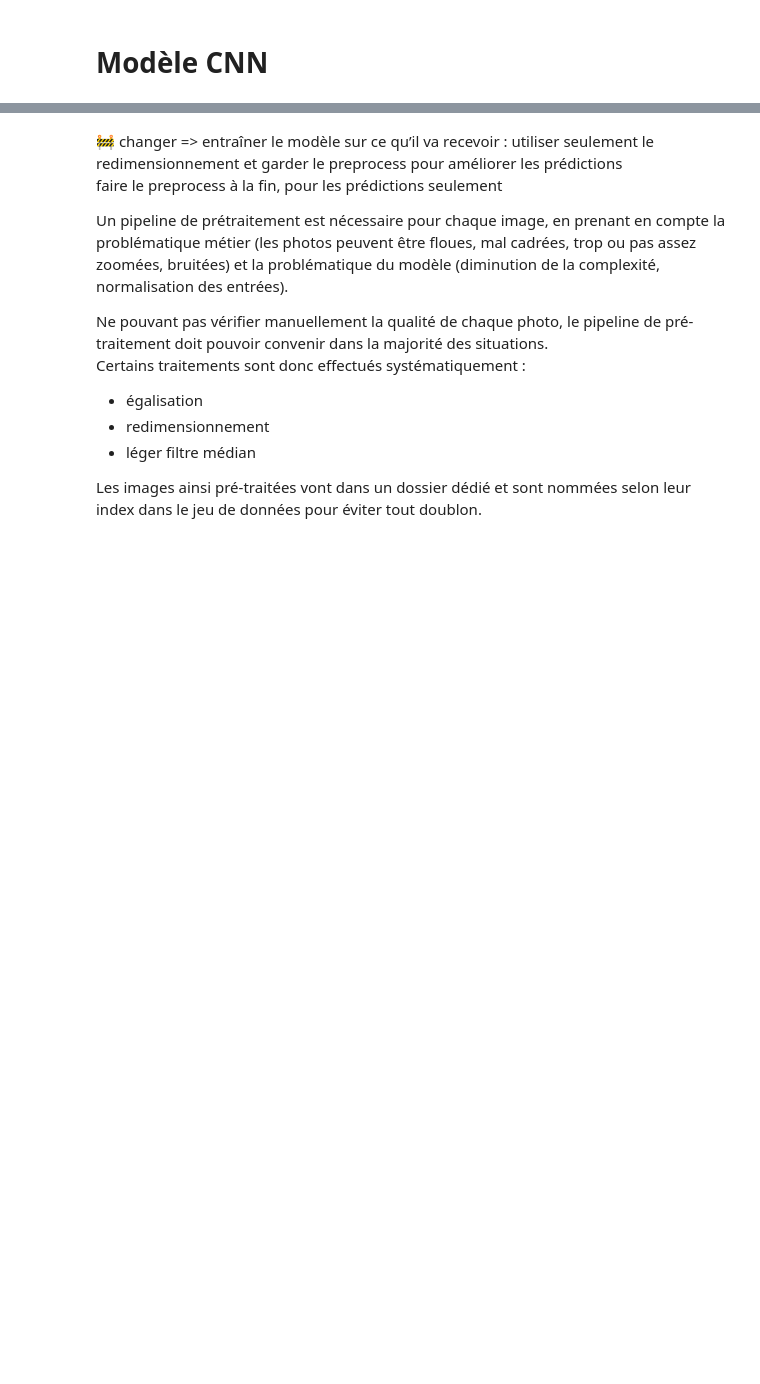
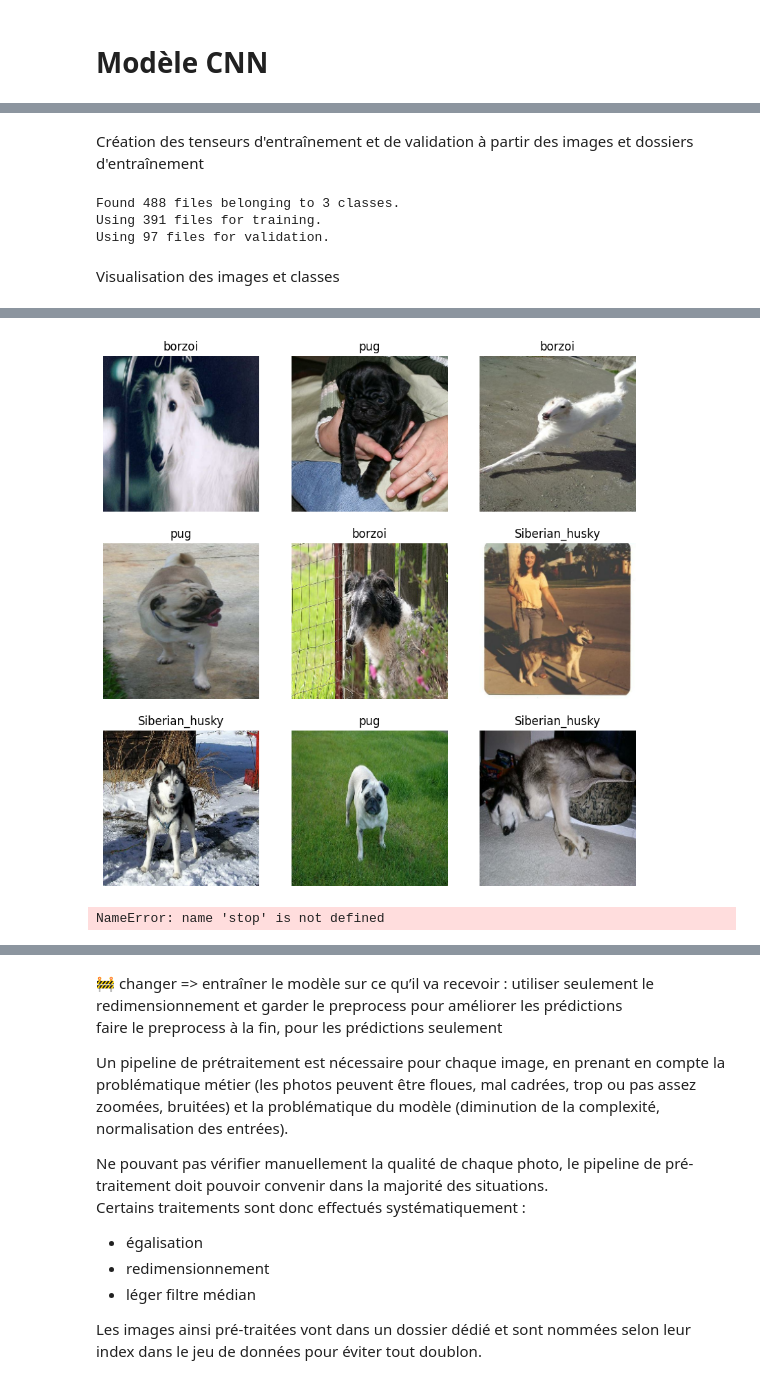
Before and after one commit to sycod/API-CViz_classif-EfficientNetB0, a Jupyter notebook: 2_personal_cnn.ipynb, the cells around one changed output, grey strips where cells are left out. Drawn from its saved outputs; the diff is of its cells as text; code cells hidden in the pictures; blank space fills up the shorter version.

Commit message:
tensors ok

```diff
--- a/2_personal_cnn.ipynb
+++ b/2_personal_cnn.ipynb
@@ -62,18 +67,18 @@ img_db_uri = os.path.join(data_dir, cfg["data"]["img_db_uri"])
 # %% [markdown]
 Images et annotations, création de la BDD
 # %%
-if os.path.exists(img_db_uri):
-    img_df = pd.read_csv(img_db_uri, index_col=0)
+if os.path.exists(IMG_DB_URI):
+    img_df = pd.read_csv(IMG_DB_URI, index_col=0)
 else:
     # download, extract and store data
     print("⚙️ Downloading images...")
-    get_tar_and_extract(IMG_URL, data_dir)
+    get_tar_and_extract(IMG_URL, DATA_DIR)
     print("⚙️ Downloading annotations...")
-    get_tar_and_extract(ANNOT_URL, data_dir)
+    get_tar_and_extract(ANNOT_URL, DATA_DIR)
     print("⚙️ Creating database...")
 
     # create database
-    img_df = create_img_db(img_dir, annot_dir, img_db_uri)
+    img_df = create_img_db(IMG_DIR, ANNOT_DIR, IMG_DB_URI)
 # %% [markdown]
 # Sélection de 3 classes
 # %% [markdown]
@@ -203,0 +209,35 @@ Les images redimensionnées sont enregistrées dans un dossier dédié.
+# %% [markdown]
+Création des tenseurs d'entraînement et de validation à partir des images et dossiers d'entraînement
+# %%
+input_size = (224, 224)
+batch_size = 32
+
+train_ds, val_ds = image_dataset_from_directory(
+    TRAIN_DIR,
+    labels='inferred',      # class names upon folders structure
+    label_mode='int',       # integer encoding
+    validation_split=0.2,   # train / val split
+    subset="both",          # returns both train and val datasets
+    shuffle=True,           # shuffles images
+    seed=42,                # random seed
+    image_size=input_size,  # automatic resizing
+    batch_size=batch_size,  # tensor shape[0]
+)
+# %% [output]
+Found 488 files belonging to 3 classes.
+Using 391 files for training.
+Using 97 files for validation.
+# %% [markdown]
+Visualisation des images et classes
+# %%
+plt.figure(figsize=(10, 10))
+for images, labels in train_ds.take(1):
+    for i in range(9):
+        ax = plt.subplot(3, 3, i + 1)
+        plt.imshow(images[i].numpy().astype("uint8"))
+        # display class name
+        class_name = train_ds.class_names[labels[i]]
+        plt.title(class_name)
+        plt.axis("off")
+plt.show()
+# %% [output]
@@ -203,0 +245,5 @@ Les images redimensionnées sont enregistrées dans un dossier dédié.
+[figure, added]
+# %%
+stop
+# %% [output]
+NameError: name 'stop' is not defined
```
Also changed, not shown: parts of 26 cells of this notebook, 1 other file.
